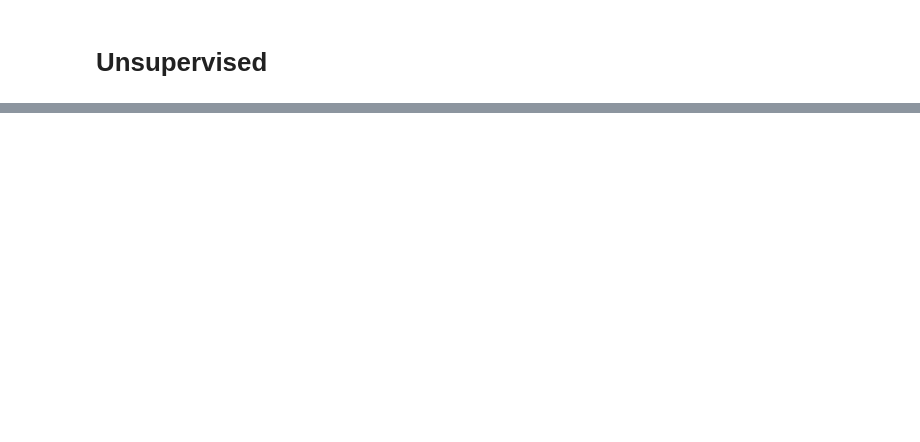
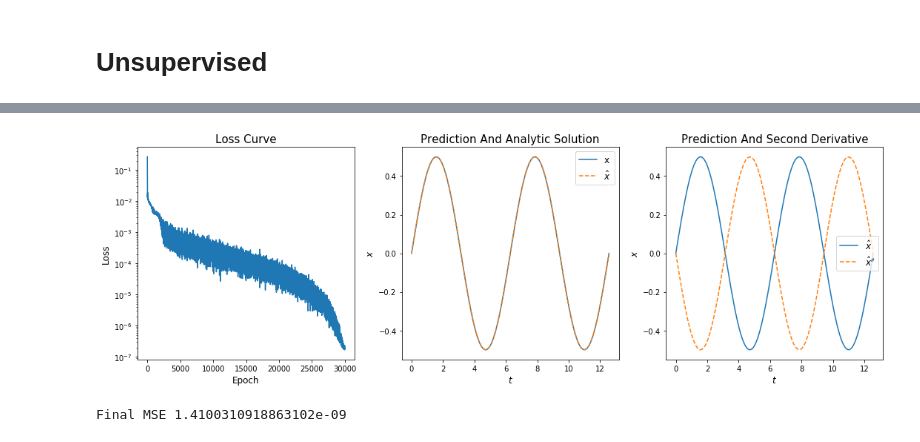
Before and after one commit to dylanrandle/denn, a Jupyter notebook: notebooks/sho/Unsupervised.ipynb, the cells around one changed output, grey strips where cells are left out. Cells and saved outputs as stored; diff of their text form; code cells hidden in the pictures; blank space fills up the shorter version.

```diff
--- a/notebooks/sho/Unsupervised.ipynb
+++ b/notebooks/sho/Unsupervised.ipynb
@@ -53,0 +33,11 @@ Final MSE: 2.7985533961327747e-05
+# %%
+msenet = Generator(in_dim=1, out_dim=1,
+    n_hidden_units=32,
+    n_hidden_layers=3,
+    activation=nn.Tanh(),
+    output_tan=False,
+    residual=False)
+res = train_MSE(msenet, method='unsupervised', niters=30000, make_plot=True, perturb=True)
+# %% [output]
+[figure, added]
+Final MSE 1.4100310918863102e-09
```
Also changed, not shown: parts of 5 cells of this notebook, 2 other files.
